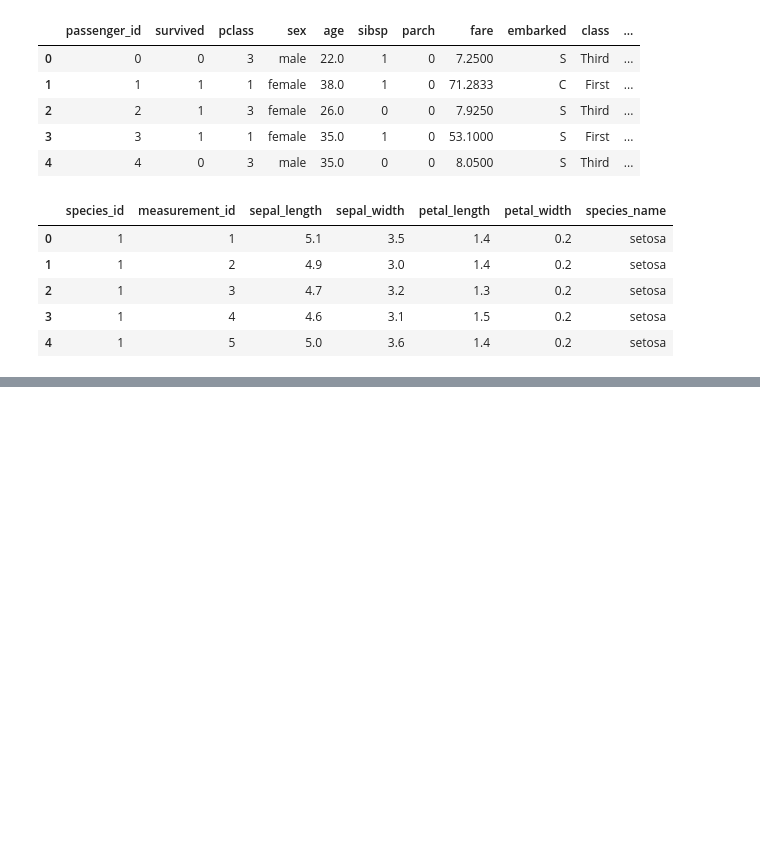
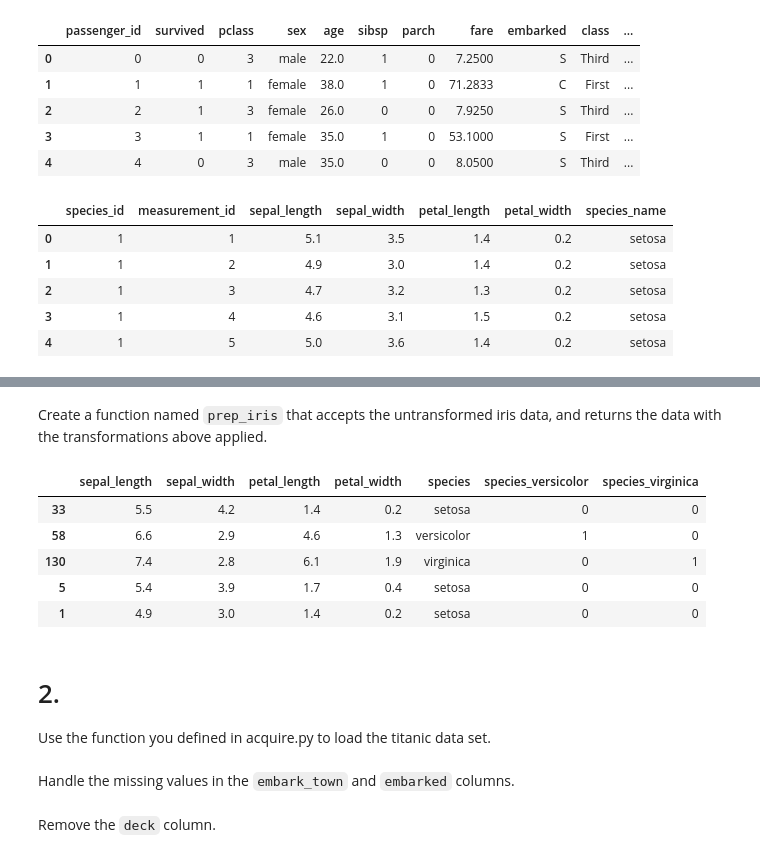
Before and after one commit to Promeos/classification-exercises, a Jupyter notebook: classification_exercises.ipynb, the cells around one changed output, grey strips where cells are left out. Drawn from its saved outputs; the diff is of its cells as text; code cells hidden in the pictures; blank space fills up the shorter version.

```diff
--- a/classification_exercises.ipynb
+++ b/classification_exercises.ipynb
@@ -250,0 +266,2 @@ acquire.get_iris_data().head()
+# %%
+df_iris.rename(columns={'species_name': 'species'}, inplace=True)
@@ -250,0 +279,40 @@ acquire.get_iris_data().head()
+# %%
+# Setosa is 00
+encoded_species = pd.get_dummies(
+    df_iris.species,
+    prefix='species',
+    drop_first=True
+)
+
+# encoded_species.sample(3)
+# %%
+df_iris = pd.concat([df_iris, encoded_species], axis=1)
+# %% [markdown]
+Create a function named `prep_iris` that accepts the untransformed iris data, and returns the data with the transformations above applied.
+# %%
+def prep_iris(df):
+    '''
+    prep_iris accepts the iris dataset and returns a transformed iris dataset
+    for exploratory analysis.
+    type(df) >>> pandas.core.frame.DataFrame
+    '''
+    df.drop(columns=['species_id', 'measurement_id'], inplace=True)
+    df.rename(columns={'species_name': 'species'}, inplace=True)
+    encoded_species = pd.get_dummies(
+        df_iris.species, prefix='species',drop_first=True
+    )
+    df = pd.concat([df_iris, encoded_species], axis=1)
+    return df
+# %%
+df_iris = acquire.get_iris_data()
+prep_iris(df_iris).sample(5)
+# %% [output]
+|  | sepal_length | sepal_width | petal_length | petal_width | species | species_versicolor | species_virginica |
+| 33 | 5.5 | 4.2 | 1.4 | 0.2 | setosa | 0 | 0 |
+| 58 | 6.6 | 2.9 | 4.6 | 1.3 | versicolor | 1 | 0 |
+| 130 | 7.4 | 2.8 | 6.1 | 1.9 | virginica | 0 | 1 |
+| 5 | 5.4 | 3.9 | 1.7 | 0.4 | setosa | 0 | 0 |
+| 1 | 4.9 | 3.0 | 1.4 | 0.2 | setosa | 0 | 0 |
+# %% [markdown]
+# 2.
+Use the function you defined in acquire.py to load the titanic data set.
@@ -250,0 +321,2 @@ acquire.get_iris_data().head()
+# %% [markdown]
+Handle the missing values in the `embark_town` and `embarked` columns.
@@ -250,0 +325,2 @@ acquire.get_iris_data().head()
+# %% [markdown]
+Remove the `deck` column.
```
Also changed, not shown: parts of 29 cells of this notebook, 1 other file.
